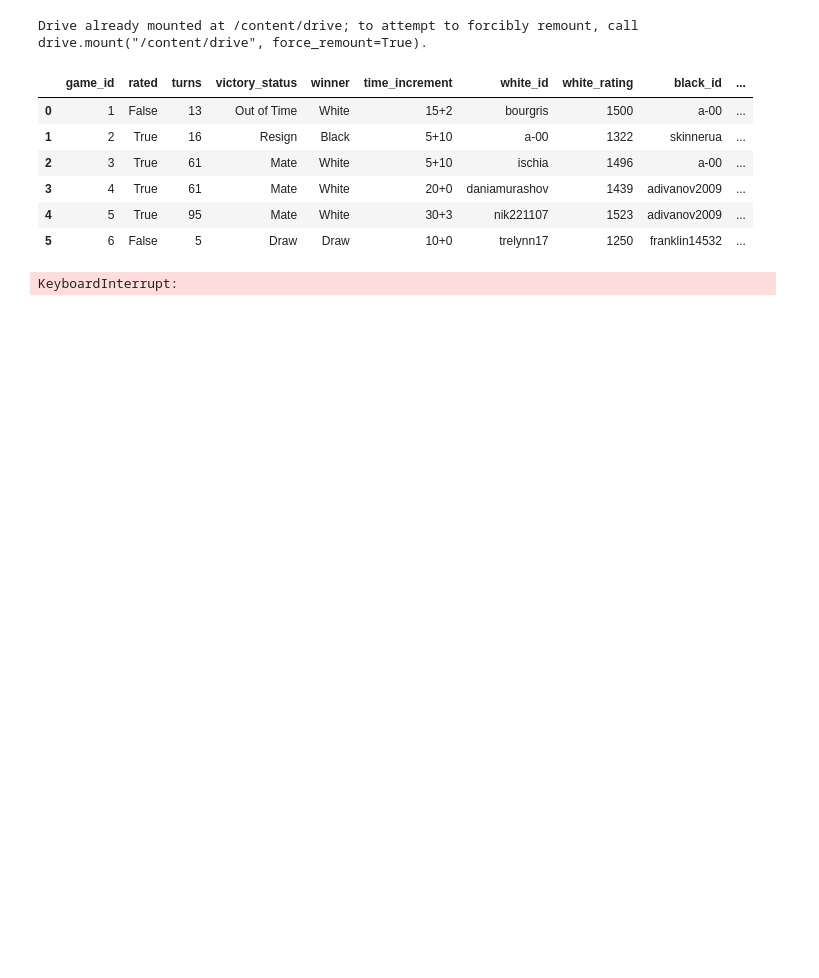
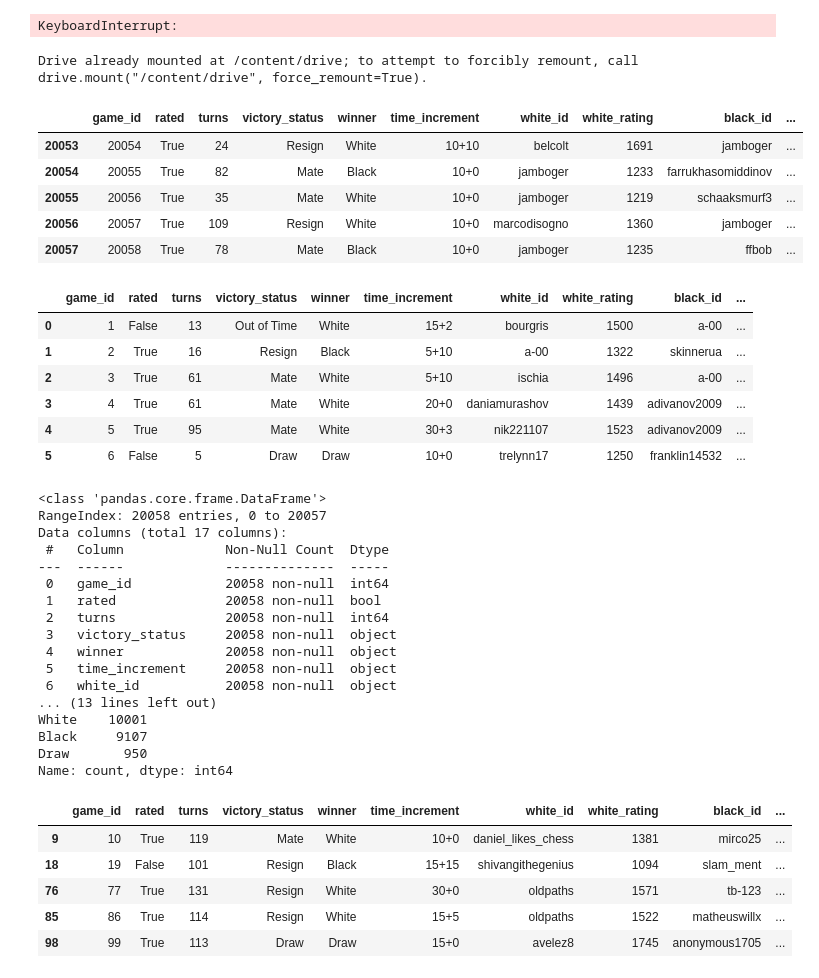
Before and after one commit to Krrish-P12/EDA, a Jupyter notebook: Pandas_test.ipynb, the cells around one changed output. Cells and saved outputs as stored; diff of their text form; code cells hidden in the pictures; blank space fills up the shorter version.

Commit message:
Added more pandas commands

```diff
--- a/Pandas_test.ipynb
+++ b/Pandas_test.ipynb
@@ -1,24 +1,5 @@
 # %% [markdown]
 <a href="https://colab.research.google.com/github/Krrish-P12/EDA/blob/main/Pandas_test.ipynb" target="_parent"><img src="https://colab.research.google.com/assets/colab-badge.svg" alt="Open In Colab"/></a>
-# %%
-import pandas as pd
-import numpy as np
-from google.colab import drive
-drive.mount('/content/drive')
-
-# Correcting the path to your Google Drive and trying 'latin1' encoding
-df = pd.read_csv("/content/drive/MyDrive/chess_games.csv",encoding = 'latin1')
-df.tail()
-df.head(6)
-# %% [output]
-Drive already mounted at /content/drive; to attempt to forcibly remount, call drive.mount("/content/drive", force_remount=True).
-|  | game_id | rated | turns | victory_status | winner | time_increment | white_id | white_rating | black_id | ... |
-| 0 | 1 | False | 13 | Out of Time | White | 15+2 | bourgris | 1500 | a-00 | ... |
-| 1 | 2 | True | 16 | Resign | Black | 5+10 | a-00 | 1322 | skinnerua | ... |
-| 2 | 3 | True | 61 | Mate | White | 5+10 | ischia | 1496 | a-00 | ... |
-| 3 | 4 | True | 61 | Mate | White | 20+0 | daniamurashov | 1439 | adivanov2009 | ... |
-| 4 | 5 | True | 95 | Mate | White | 30+3 | nik221107 | 1523 | adivanov2009 | ... |
-| 5 | 6 | False | 5 | Draw | Draw | 10+0 | trelynn17 | 1250 | franklin14532 | ... |
 # %%
 # @title AI prompt cell
 
@@ -83,3 +64,58 @@ KeyboardInterrupt:
 # %%
 # The previous `df.head(6)` command displayed the first 6 rows of your 'chess_games.csv' DataFrame.
 # If you would like to analyze or visualize this data, let me know!
+# %%
+import pandas as pd
+import numpy as np
+from google.colab import drive
+drive.mount('/content/drive')
+
+df = pd.read_csv("/content/drive/MyDrive/chess_games.csv",encoding = 'latin1')
+display(df.tail())
+display(df.head(6))
+df.info()
+df.describe()
+
+winner_stats = df['winner'].value_counts()
+print(winner_stats)
+
+long_games = df[df['turns'] > 100]
+display(long_games.head())
+# %% [output]
+Drive already mounted at /content/drive; to attempt to forcibly remount, call drive.mount("/content/drive", force_remount=True).
+|  | game_id | rated | turns | victory_status | winner | time_increment | white_id | white_rating | black_id | ... |
+| 20053 | 20054 | True | 24 | Resign | White | 10+10 | belcolt | 1691 | jamboger | ... |
+| 20054 | 20055 | True | 82 | Mate | Black | 10+0 | jamboger | 1233 | farrukhasomiddinov | ... |
+| 20055 | 20056 | True | 35 | Mate | White | 10+0 | jamboger | 1219 | schaaksmurf3 | ... |
+| 20056 | 20057 | True | 109 | Resign | White | 10+0 | marcodisogno | 1360 | jamboger | ... |
+| 20057 | 20058 | True | 78 | Mate | Black | 10+0 | jamboger | 1235 | ffbob | ... |
+|  | game_id | rated | turns | victory_status | winner | time_increment | white_id | white_rating | black_id | ... |
+| 0 | 1 | False | 13 | Out of Time | White | 15+2 | bourgris | 1500 | a-00 | ... |
+| 1 | 2 | True | 16 | Resign | Black | 5+10 | a-00 | 1322 | skinnerua | ... |
+| 2 | 3 | True | 61 | Mate | White | 5+10 | ischia | 1496 | a-00 | ... |
+| 3 | 4 | True | 61 | Mate | White | 20+0 | daniamurashov | 1439 | adivanov2009 | ... |
+| 4 | 5 | True | 95 | Mate | White | 30+3 | nik221107 | 1523 | adivanov2009 | ... |
+| 5 | 6 | False | 5 | Draw | Draw | 10+0 | trelynn17 | 1250 | franklin14532 | ... |
+<class 'pandas.core.frame.DataFrame'>
+RangeIndex: 20058 entries, 0 to 20057
+Data columns (total 17 columns):
+ #   Column             Non-Null Count  Dtype
+---  ------             --------------  -----
+ 0   game_id            20058 non-null  int64
+ 1   rated              20058 non-null  bool
+ 2   turns              20058 non-null  int64
+ 3   victory_status     20058 non-null  object
+ 4   winner             20058 non-null  object
+ 5   time_increment     20058 non-null  object
+ 6   white_id           20058 non-null  object
+... (13 lines left out)
+White    10001
+Black     9107
+Draw       950
+Name: count, dtype: int64
+|  | game_id | rated | turns | victory_status | winner | time_increment | white_id | white_rating | black_id | ... |
+| 9 | 10 | True | 119 | Mate | White | 10+0 | daniel_likes_chess | 1381 | mirco25 | ... |
+| 18 | 19 | False | 101 | Resign | Black | 15+15 | shivangithegenius | 1094 | slam_ment | ... |
+| 76 | 77 | True | 131 | Resign | White | 30+0 | oldpaths | 1571 | tb-123 | ... |
+| 85 | 86 | True | 114 | Resign | White | 15+5 | oldpaths | 1522 | matheuswillx | ... |
+| 98 | 99 | True | 113 | Draw | Draw | 15+0 | avelez8 | 1745 | anonymous1705 | ... |
```
